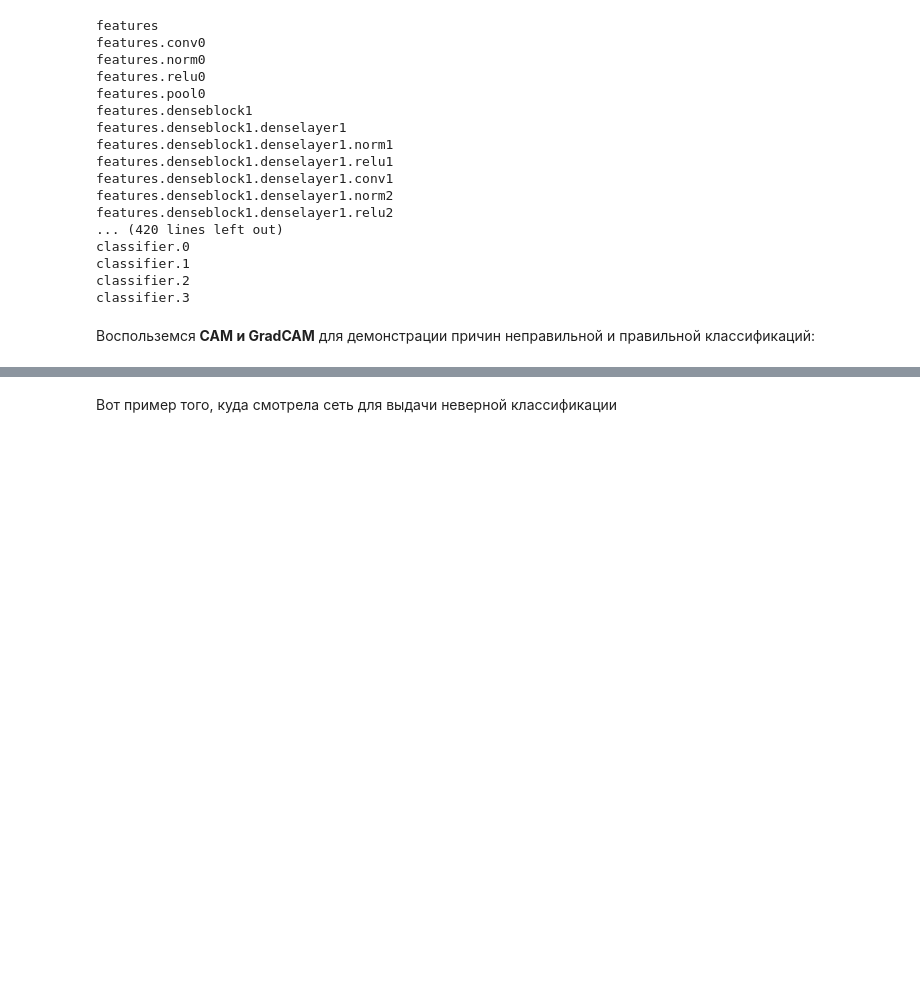
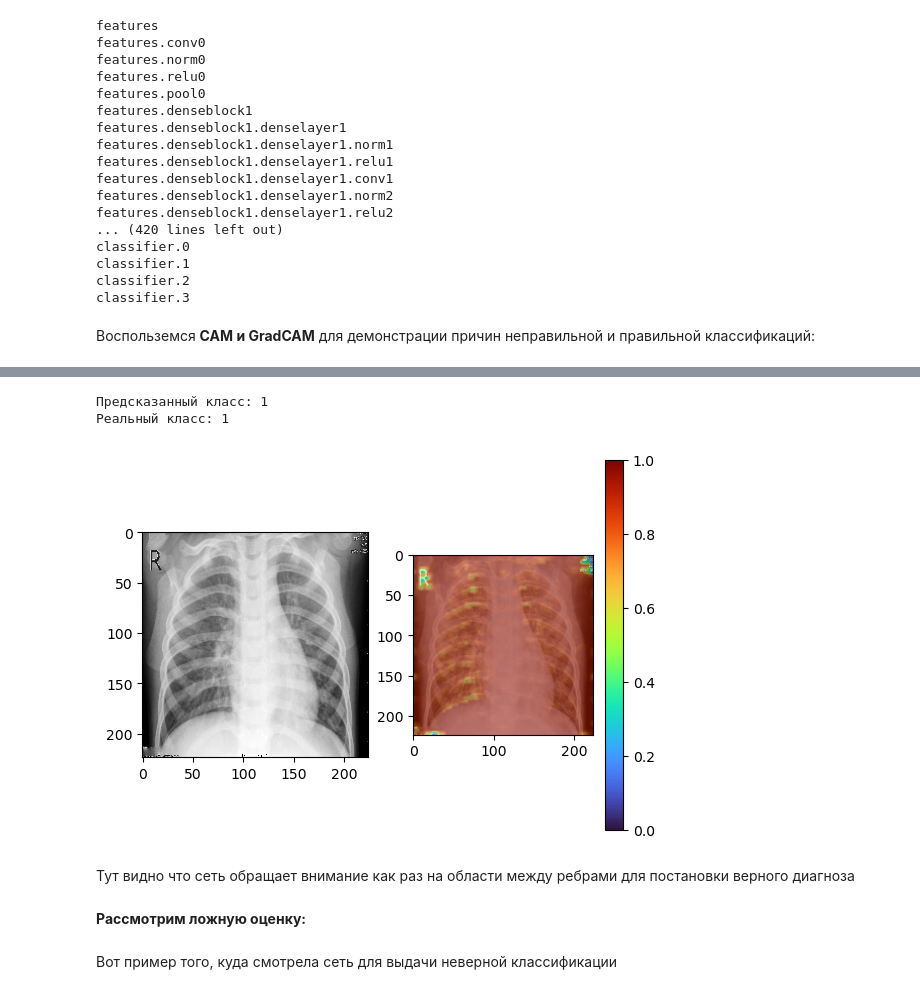
Before and after one commit to Koldim2001/transfer_learning_CNN, a Jupyter notebook: Transfer_learning_DenseNet121.ipynb, the cells around one changed output, grey strips where cells are left out. Cells and saved outputs as stored; diff of their text form; code cells hidden in the pictures; blank space fills up the shorter version.

```diff
--- a/Transfer_learning_DenseNet121.ipynb
+++ b/Transfer_learning_DenseNet121.ipynb
@@ -561,2 +527,14 @@ cam_gradcam(inferer, 43)
+# %%
+inferer = monai.inferers.SaliencyInferer('CAM','features.denseblock1',
+                                         fc_layers='classifier.0', class_idx=[1])
+cam_gradcam(inferer, 40)
+# %% [output]
+Предсказанный класс: 1
+Реальный класс: 1
+[figure, added]
+# %% [markdown]
+Тут видно что сеть обращает внимание как раз на области между ребрами для постановки верного диагноза
+# %% [markdown]
+__Рассмотрим ложную оценку:__
 # %% [markdown]
 Вот пример того, куда смотрела сеть для выдачи неверной классификации
```
Also changed, not shown: parts of 16 cells of this notebook.
